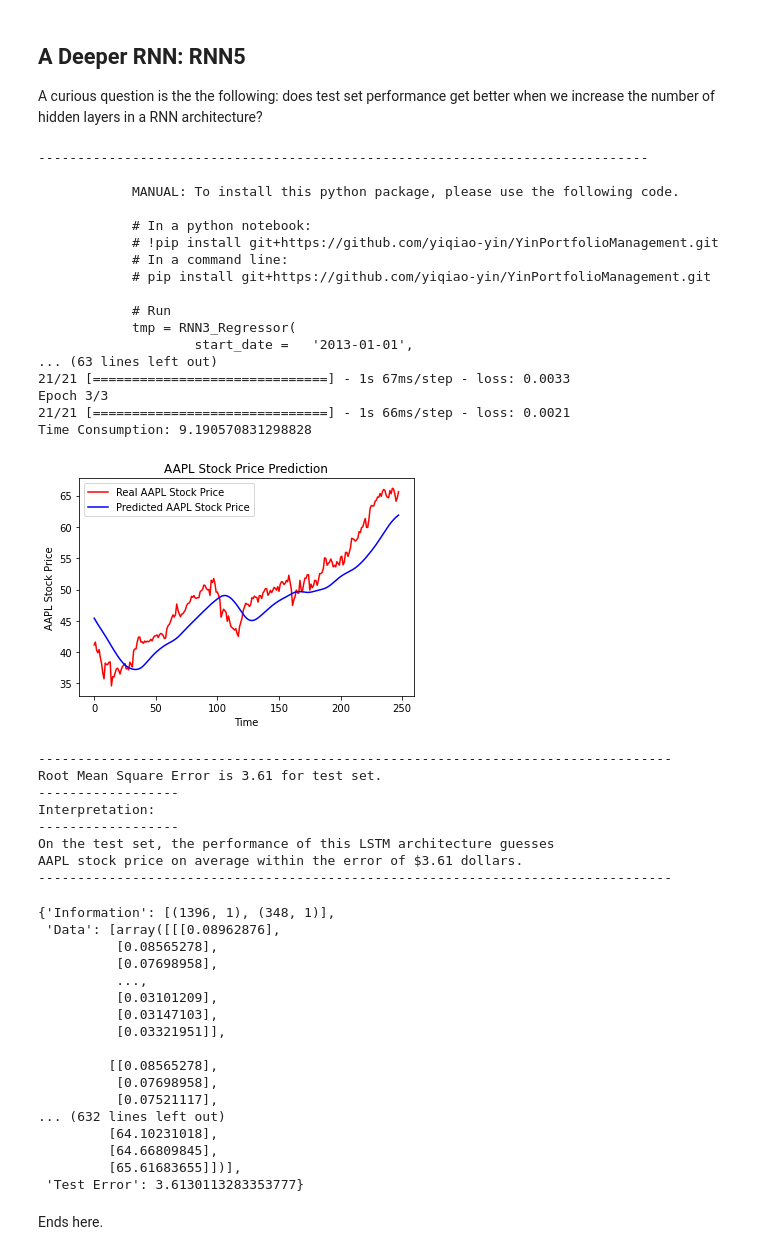
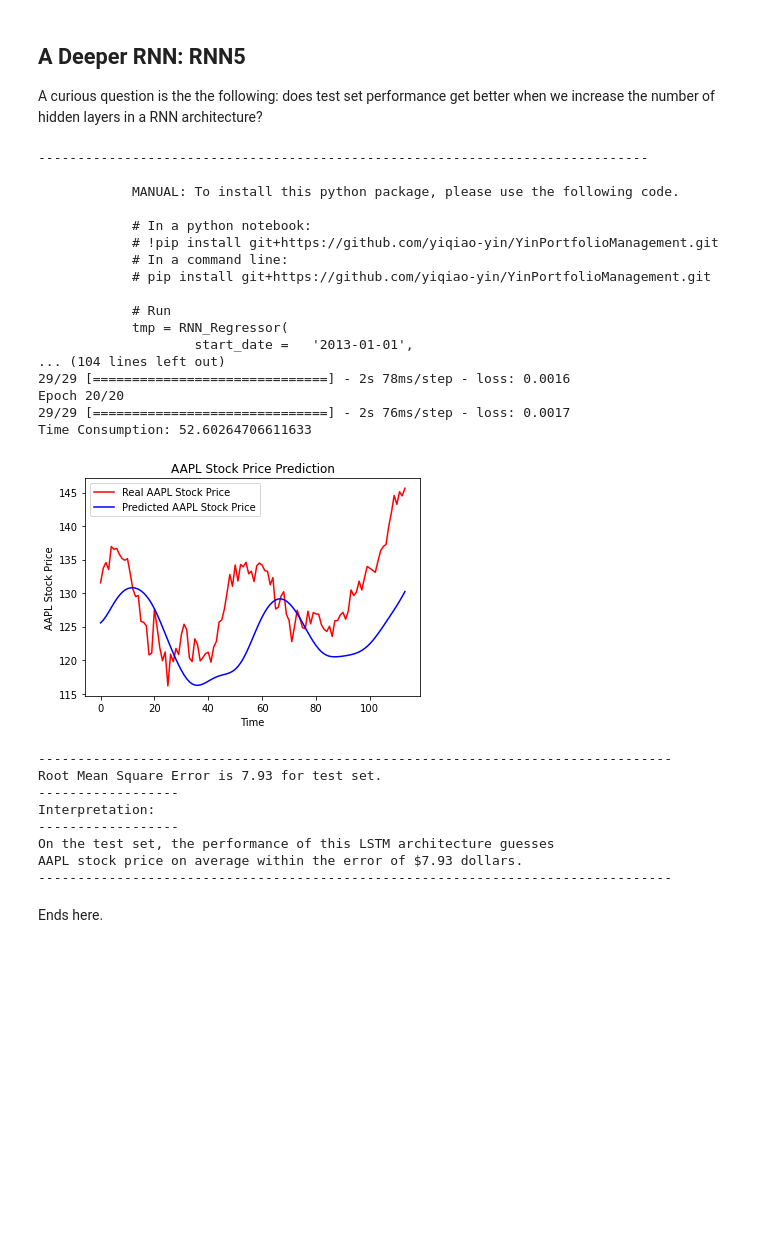
Before and after one commit to yiqiao-yin/WYNAssociates, a Jupyter notebook: docs/python_MM_YinPortfolioManagement.ipynb, the cells around one changed output. Saved outputs shown, nothing was run; the diff lists cells and outputs as text; code cells hidden in the pictures; blank space fills up the shorter version.

```diff
--- a/docs/python_MM_YinPortfolioManagement.ipynb
+++ b/docs/python_MM_YinPortfolioManagement.ipynb
@@ -116,65 +115,46 @@ from YinCapital_forecast.RNN5_Regressor
 # %%
-RNN_Regressor(
+tmp2 = RNN_Regressor(
     start_date =   '2013-01-01',
-    end_date   =   '2019-12-6',
+    end_date   =   '2021-07-14',
     tickers    =   'AAPL',
-    cutoff     =   0.8,
-    numOfHiddenLayer = 4,
+    cutoff     =   0.9,
+    numOfHiddenLayer = 5,
     l1_units   =   50,
     l2_units   =   50,
     l3_units   =   50,
-    l4_units   =   30,
-    l5_units   =   10,
-    dropOutRate =  0.2,
+    dropOutRate = 0.3,
     optimizer  =   'adam',
     loss       =   'mean_squared_error',
-    epochs     =   3,
+    epochs     =   20,
     batch_size =   64,
     plotGraph  =   True,
     verbose    =   True )
 # %% [output]
 ------------------------------------------------------------------------------
 
             MANUAL: To install this python package, please use the following code.
 
             # In a python notebook:
             # !pip install git+https://github.com/yiqiao-yin/YinPortfolioManagement.git
             # In a command line:
             # pip install git+https://github.com/yiqiao-yin/YinPortfolioManagement.git
 
             # Run
-            tmp = RNN3_Regressor(
+            tmp = RNN_Regressor(
                     start_date =   '2013-01-01',
-... (63 lines left out)
-21/21 [==============================] - 1s 67ms/step - loss: 0.0033
-Epoch 3/3
-21/21 [==============================] - 1s 66ms/step - loss: 0.0021
-Time Consumption: 9.190570831298828
+... (104 lines left out)
+29/29 [==============================] - 2s 78ms/step - loss: 0.0016
+Epoch 20/20
+29/29 [==============================] - 2s 76ms/step - loss: 0.0017
+Time Consumption: 52.60264706611633
-[figure, old version]
+[figure, new version]
 ---------------------------------------------------------------------------------
-Root Mean Square Error is 3.61 for test set.
+Root Mean Square Error is 7.93 for test set.
 ------------------
 Interpretation:
 ------------------
 On the test set, the performance of this LSTM architecture guesses
-AAPL stock price on average within the error of $3.61 dollars.
+AAPL stock price on average within the error of $7.93 dollars.
 ---------------------------------------------------------------------------------
-{'Information': [(1396, 1), (348, 1)],
- 'Data': [array([[[0.08962876],
-          [0.08565278],
-          [0.07698958],
-          ...,
-          [0.03101209],
-          [0.03147103],
-          [0.03321951]],
-
-         [[0.08565278],
-          [0.07698958],
-          [0.07521117],
-... (632 lines left out)
-         [64.10231018],
-         [64.66809845],
-         [65.61683655]])],
- 'Test Error': 3.6130113283353777}
 # %% [markdown]
 Ends here.
```
Also changed, not shown: parts of 3 cells of this notebook, 1 other file.
